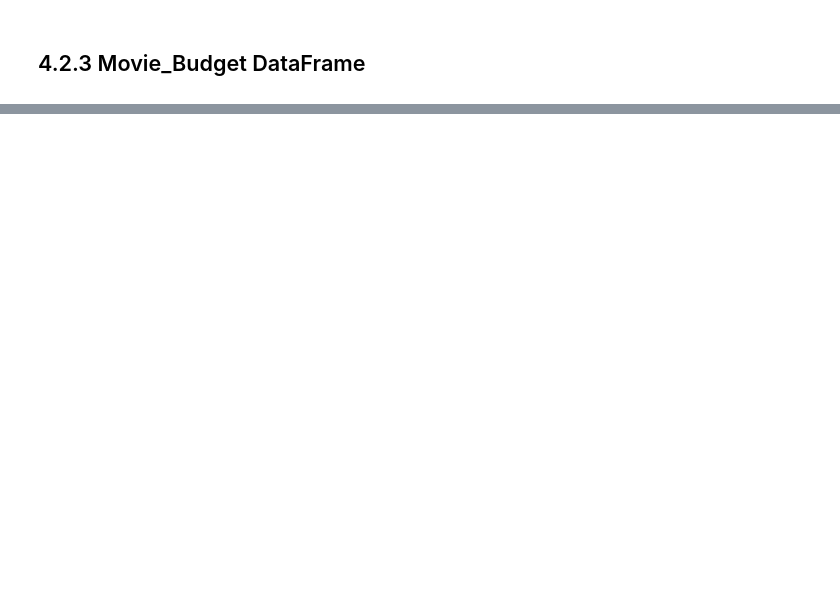
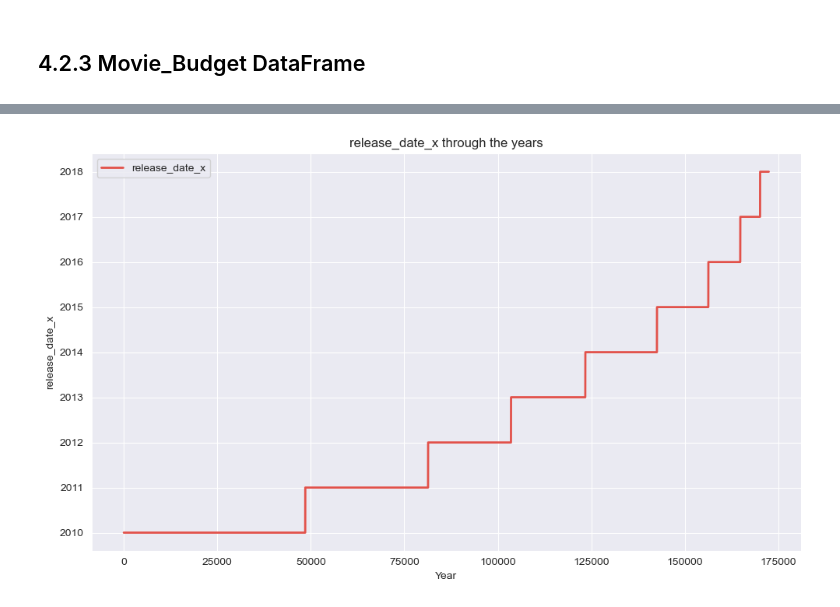
Before and after one commit to Dudimath/Microsoft-Film-Insights, a Jupyter notebook: Data Cleaning.ipynb, the cells around one changed output, grey strips where cells are left out. Drawn from its saved outputs; the diff is of its cells as text; code cells hidden in the pictures; blank space fills up the shorter version.

```diff
--- a/Data Cleaning.ipynb
+++ b/Data Cleaning.ipynb
@@ -834,0 +885,6 @@ See the caveats in the documentation: https://pandas.pydata.org/pandas-docs/stab
+# %%
+# Join bom_movie and movie_budget based on release_dates
+
+df_join1 = tmdb_movies.merge(bom_movie, on='release_date', how= 'inner')
+df_final = df_join1.merge(movie_budget, on='title',how = 'inner')
+df_final.head()
@@ -834,0 +926,20 @@ See the caveats in the documentation: https://pandas.pydata.org/pandas-docs/stab
+# %%
+# setting a style for plots
+sns.set_palette("Spectral")
+sns.set_style("darkgrid")
+
+# defining a function to plot time series
+def plot_time_series(df,col):
+
+    # defining figsize
+    plt.figure(figsize=(10,6), tight_layout=True)
+    plt.plot(df[col], linewidth=2,label=f"{col}")
+    plt.xlabel('Year')
+    plt.ylabel(f'{col}')
+    plt.title(f'{col} through the years')
+    plt.legend()
+    plt.show()
+# %%
+plot_time_series(df_final, 'release_date_x')
+# %% [output]
+[figure, added]
```
Also changed, not shown: parts of 14 cells of this notebook.
